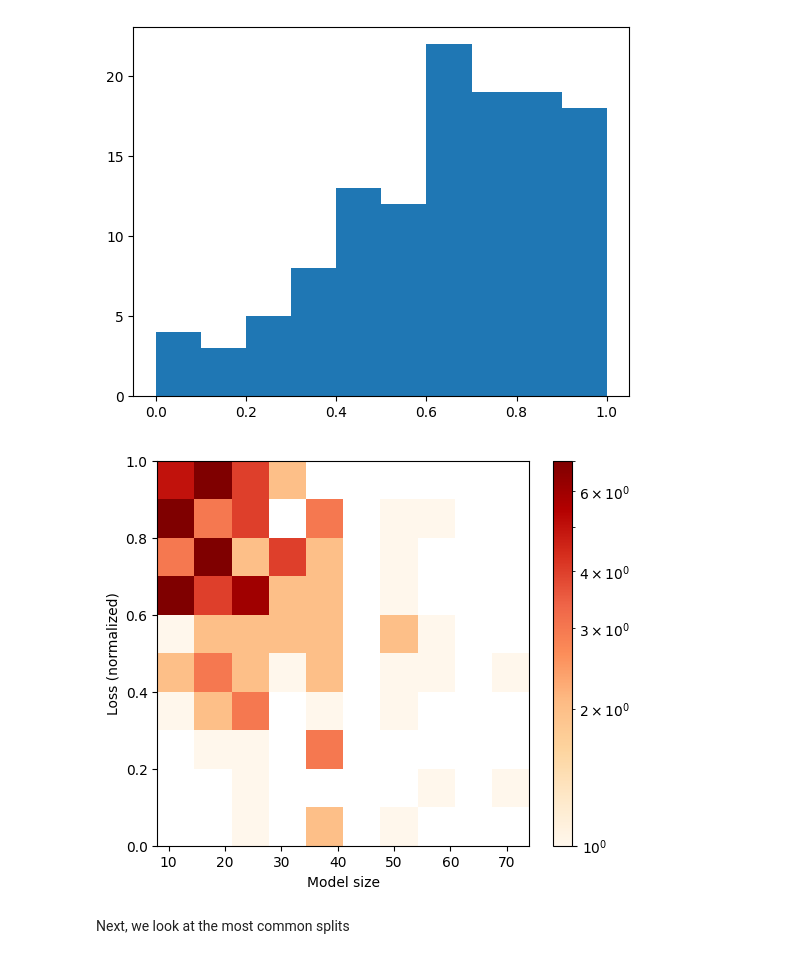
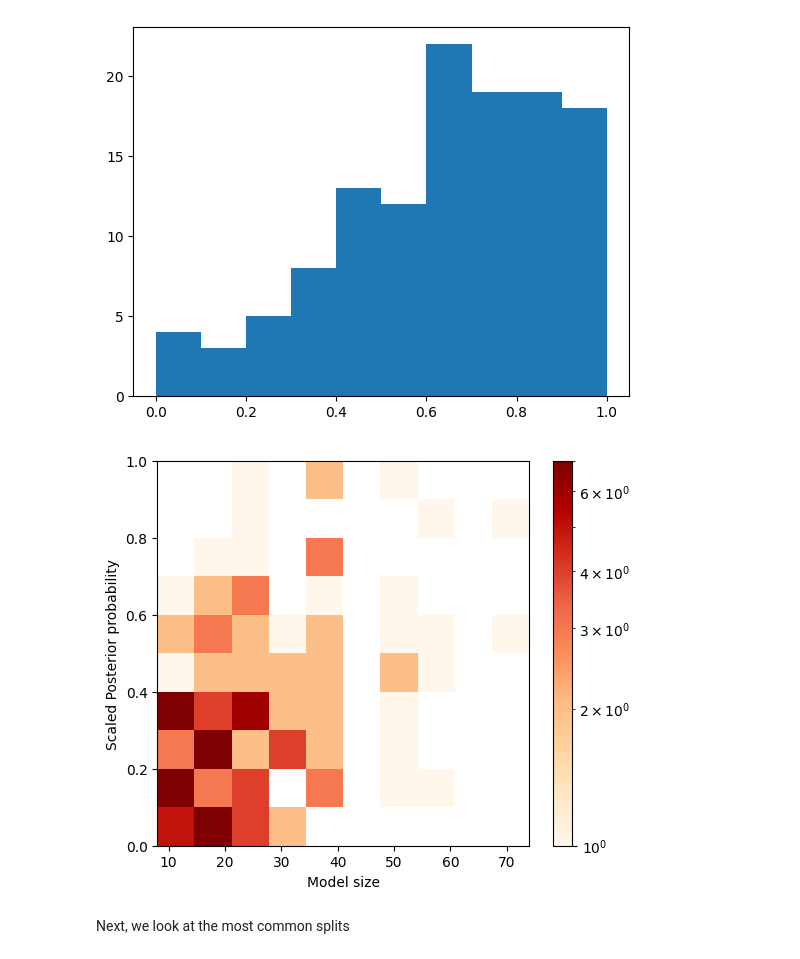
Before and after one commit to AparaV/rashomon-partition-sets, a Jupyter notebook: Code/real_data_charitable_donations.ipynb, the cells around one changed output. Saved outputs shown, nothing was run; the diff lists cells and outputs as text; code cells hidden in the pictures.

Commit message:
Update heatmap for karlan dataset

```diff
--- a/Code/real_data_charitable_donations.ipynb
+++ b/Code/real_data_charitable_donations.ipynb
@@ -340,7 +340,7 @@ plt.show()
 # %% [output]
 [figure]
 # %%
-losses_only = np.array([x[0] for x in all_losses])
+losses_only = np.array([np.exp(-x[0]) for x in all_losses])
 losses_only = losses_only - np.min(losses_only)
 losses_only = losses_only / np.max(losses_only) #* 70
 # %%
@@ -352,18 +352,18 @@ plt.show()
 # %%
 fig, ax = plt.subplots(figsize=(6,5))
 
 h = ax.hist2d(model_sizes, losses_only, norm=colors.LogNorm(),
              cmap="OrRd")
 fig.colorbar(h[3], norm=colors.NoNorm, ax=ax)
 
 ax.set_xlabel("Model size")
-ax.set_ylabel("Loss (normalized)")
+ax.set_ylabel("Scaled Posterior probability")
 
 
 # plt.savefig("../Figures/price_charity/rset_2d_hist.png", dpi=300, bbox_inches="tight")
 plt.show()
 # %% [output]
-[figure, old version]
+[figure, new version]
 # %% [markdown]
 Next, we look at the most common splits
 # %%
```
Also changed, not shown: 1 other file.
